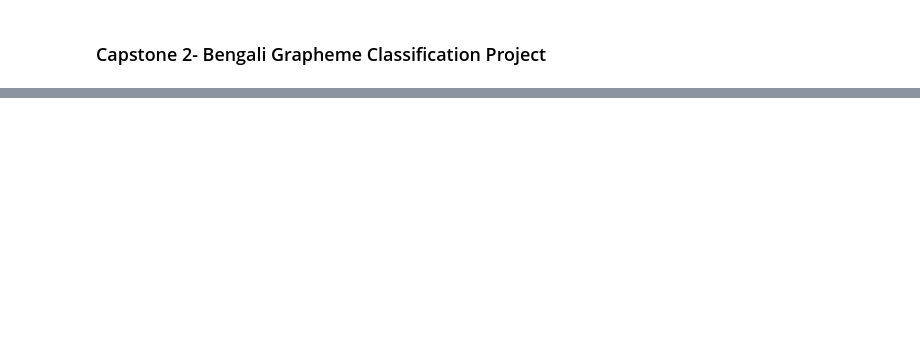
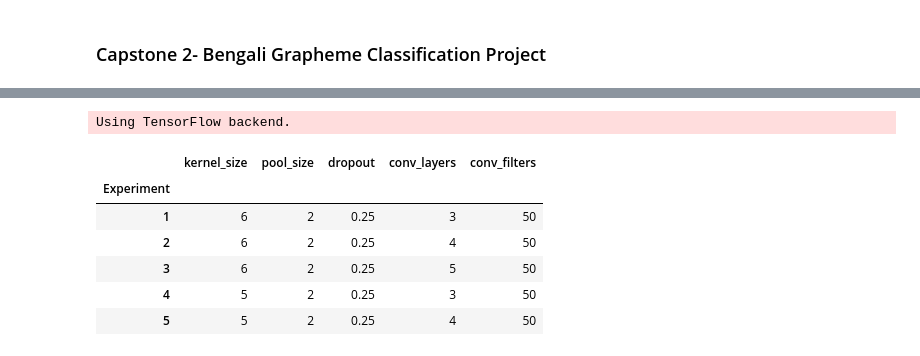
Before and after one commit to j-v-n/Springboard, a Jupyter notebook: capstone_projects/capstone2/bengaliai-cv19/experiments.ipynb, the cells around one changed output, grey strips where cells are left out. Saved outputs shown, nothing was run; the diff lists cells and outputs as text; code cells hidden in the pictures; blank space fills up the shorter version.

```diff
--- a/capstone_projects/capstone2/bengaliai-cv19/experiments.ipynb
+++ b/capstone_projects/capstone2/bengaliai-cv19/experiments.ipynb
@@ -28,0 +7,34 @@ from data_loader import data_loader
+# %%
+#**********************************************************
+#standard and ml imports
+import pandas as pd
+import numpy as np
+import tensorflow as tf
+import matplotlib.pyplot as plt
+import sklearn
+from collections import defaultdict
+import mlflow
+import random
+from keras import backend as K
+K.tensorflow_backend._get_available_gpus() # ensuring keras uses GPU (rocket emoji)
+
+#**********************************************************
+# using custom scripts for creating model and loading data
+import sys
+sys.path.insert(1, './model/')
+
+# helper function to automate model building
+from model_creator import model_create
+# helper function to import data
+from data_loader import data_loader
+# helper function to do image threshold filtering and resizing
+from image_processor import image_processor_func
+# helper function to start and track mlflow experiments
+from experiments import run_experiment
+# function to output final predictions on submission set
+from tester import test_func
+# function to do data augmentation for multiple output convnets - from this kernel
+# https://www.kaggle.com/kaushal2896/bengali-graphemes-starter-eda-multi-output-cnn
+from batch_generator import MultiOutputDataGenerator
+# %% [output]
+Using TensorFlow backend.
@@ -29,3 +49,14 @@ from data_loader import data_loader
+# %%
+experiment_matrix = pd.read_csv('./experiment_matrix.csv',index_col='Experiment',)
+experiment_matrix.head()
+# %% [output]
+|  | kernel_size | pool_size | dropout | conv_layers | conv_filters |
+| Experiment |  |  |  |  |  |
+| 1 | 6 | 2 | 0.25 | 3 | 50 |
+| 2 | 6 | 2 | 0.25 | 4 | 50 |
+| 3 | 6 | 2 | 0.25 | 5 | 50 |
+| 4 | 5 | 2 | 0.25 | 3 | 50 |
+| 5 | 5 | 2 | 0.25 | 4 | 50 |
 # %%
 # read the csv files
 filenames = ['train','test','class_map','class_map_corrected','train_multi_diacritics','sample_submission']
```
Also changed, not shown: parts of 42 cells of this notebook, 4 other files.
